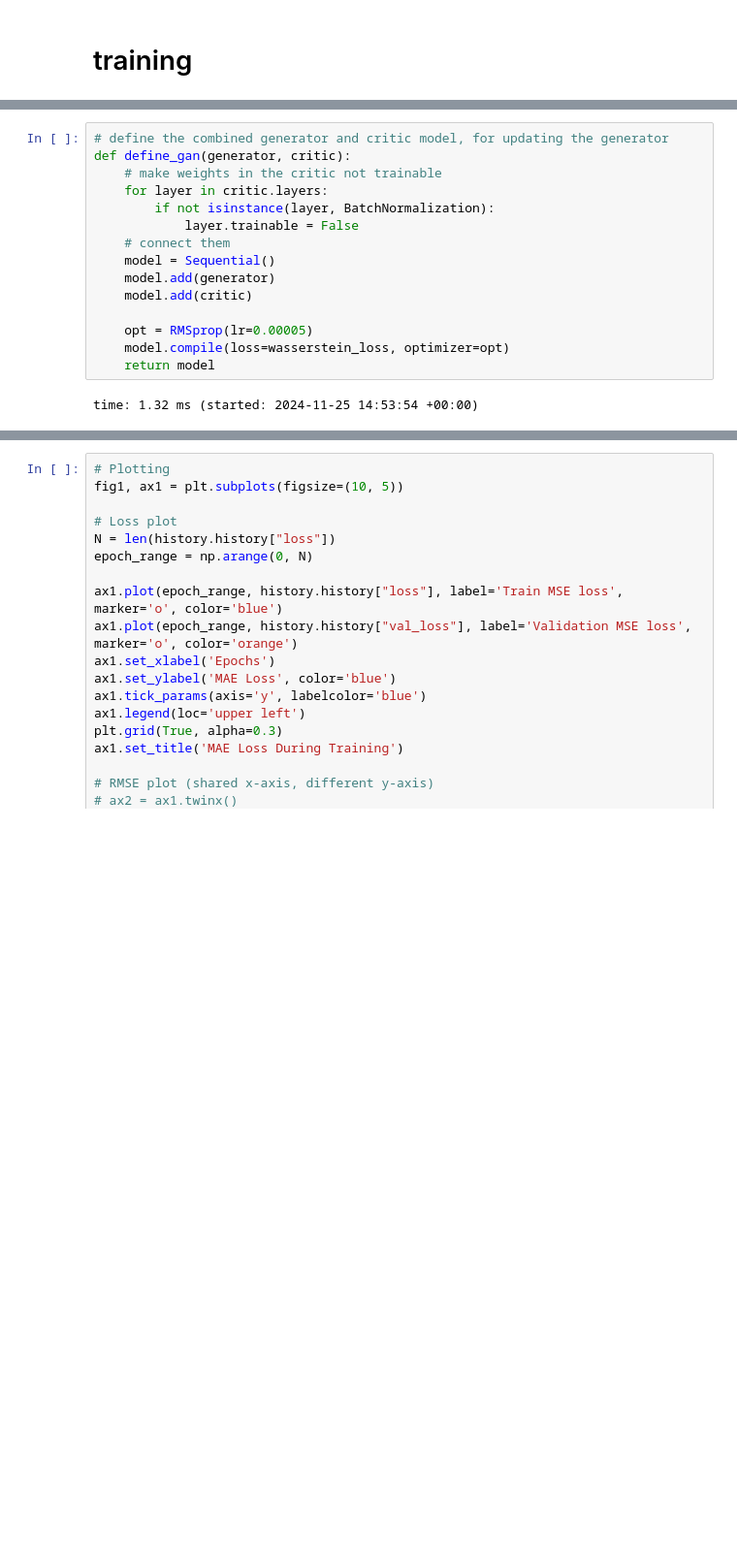
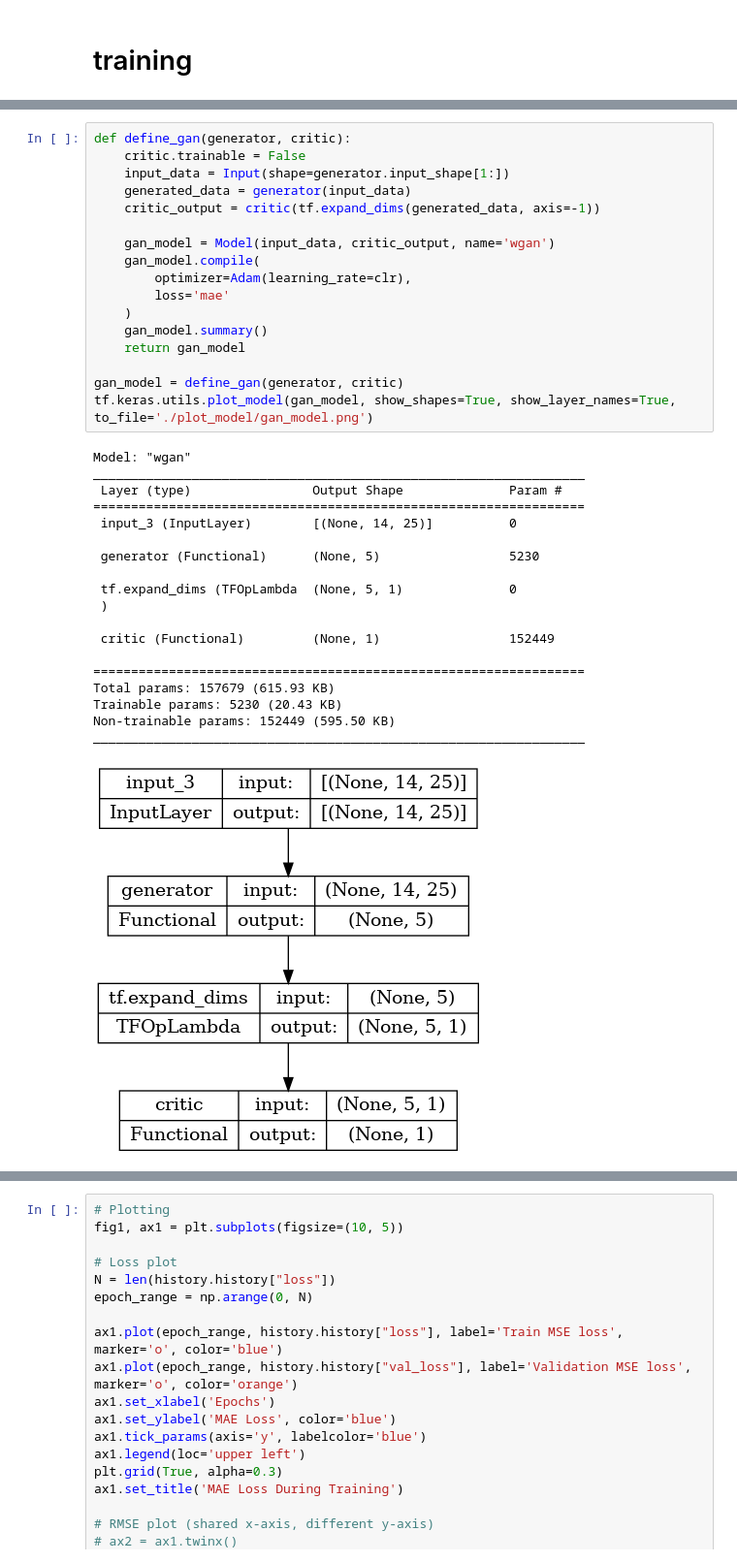
Before and after one commit to adefiqri12/GAN-LSTM-stock-price-prediction, a Jupyter notebook: 4a. stock_prediction_LSTMGAN_temporal.ipynb, the cells around one changed output, grey strips where cells are left out. Shown at 97% size. Cells and saved outputs as stored; diff of their text form; blank space fills up the shorter version.

Commit message:
wgan testing

```diff
--- a/4a. stock_prediction_LSTMGAN_temporal.ipynb
+++ b/4a. stock_prediction_LSTMGAN_temporal.ipynb
@@ -345,17 +361,37 @@ time: 549 ms (started: 2024-11-25 14:51:44 +00:00)
 # %%
-# define the combined generator and critic model, for updating the generator
 def define_gan(generator, critic):
-	# make weights in the critic not trainable
-	for layer in critic.layers:
-		if not isinstance(layer, BatchNormalization):
-			layer.trainable = False
-	# connect them
-	model = Sequential()
-	model.add(generator)
-	model.add(critic)
+    critic.trainable = False
+    input_data = Input(shape=generator.input_shape[1:])
+    generated_data = generator(input_data)
+    critic_output = critic(tf.expand_dims(generated_data, axis=-1))
 
-	opt = RMSprop(lr=0.00005)
-	model.compile(loss=wasserstein_loss, optimizer=opt)
-	return model
+    gan_model = Model(input_data, critic_output, name='wgan')
+    gan_model.compile(
+        optimizer=Adam(learning_rate=clr),
+        loss='mae'
+    )
+    gan_model.summary()
+    return gan_model
+
+gan_model = define_gan(generator, critic)
+tf.keras.utils.plot_model(gan_model, show_shapes=True, show_layer_names=True, to_file='./plot_model/gan_model.png')
 # %% [output]
-time: 1.32 ms (started: 2024-11-25 14:53:54 +00:00)
+Model: "wgan"
+_________________________________________________________________
+ Layer (type)                Output Shape              Param #
+=================================================================
+ input_3 (InputLayer)        [(None, 14, 25)]          0
+
+ generator (Functional)      (None, 5)                 5230
+
+ tf.expand_dims (TFOpLambda  (None, 5, 1)              0
+ )
+
+ critic (Functional)         (None, 1)                 152449
+
+=================================================================
+Total params: 157679 (615.93 KB)
+Trainable params: 5230 (20.43 KB)
+Non-trainable params: 152449 (595.50 KB)
+_________________________________________________________________
+[figure, added]
```
Also changed, not shown: parts of 16 cells of this notebook.
